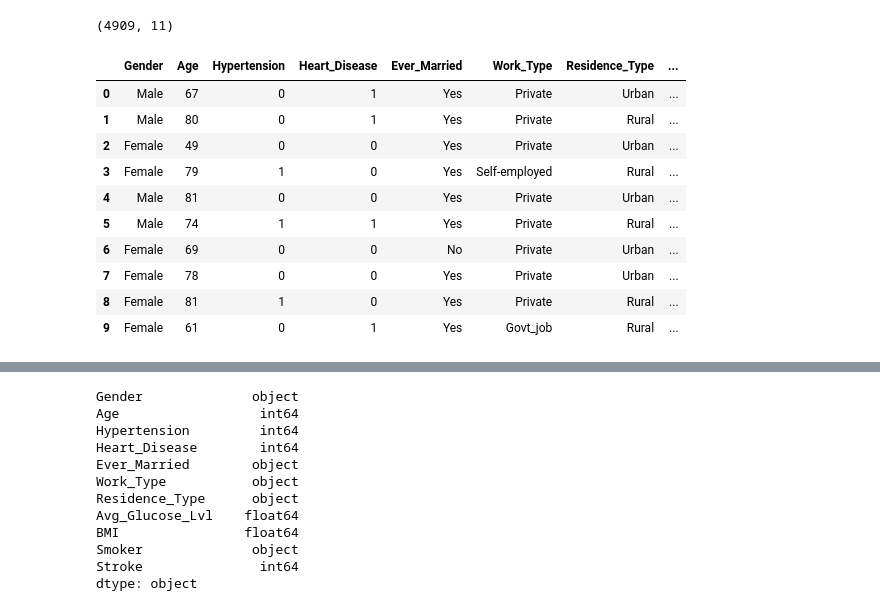
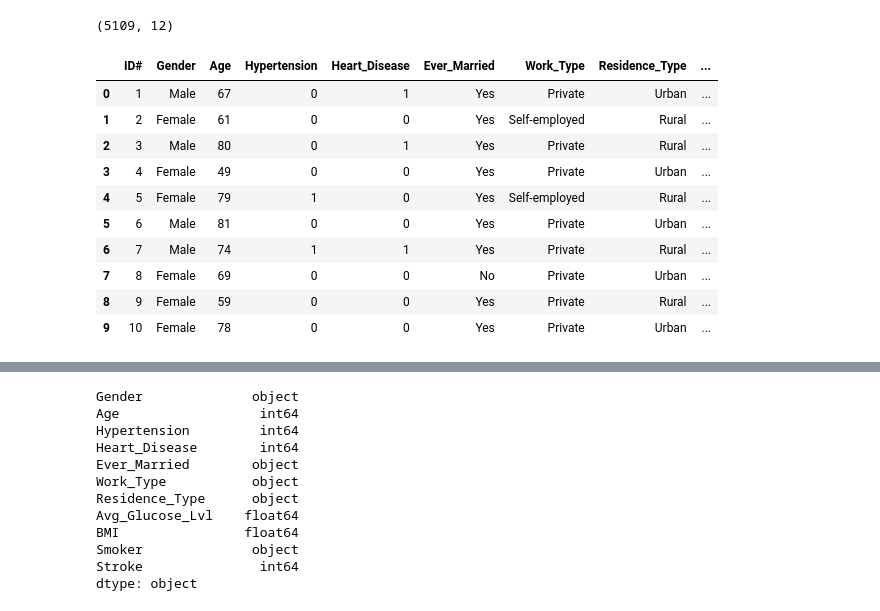
Before and after one commit to boborodono/San_Antonio_Machine_Learning_SAML, a Jupyter notebook: Corcoran/RandomForestClassifier_ML_Model.ipynb, the cells around one changed output, grey strips where cells are left out. Saved outputs shown, nothing was run; the diff lists cells and outputs as text; code cells hidden in the pictures.

```diff
--- a/Corcoran/RandomForestClassifier_ML_Model.ipynb
+++ b/Corcoran/RandomForestClassifier_ML_Model.ipynb
@@ -8,17 +10,18 @@ from sklearn.metrics import accuracy_score
 # %%
-medical_df = pd.read_csv('../Resources/Cleaned_Dataset/clean_stroke.csv')
+# Read data
+medical_df = pd.read_csv('Resources/Cleaned_Dataset/clean_stroke.csv')
 print(medical_df.shape)
 medical_df.head(10)
 # %% [output]
-(4909, 11)
+(5109, 12)
-|  | Gender | Age | Hypertension | Heart_Disease | Ever_Married | Work_Type | Residence_Type | ... |
-| 0 | Male | 67 | 0 | 1 | Yes | Private | Urban | ... |
-| 1 | Male | 80 | 0 | 1 | Yes | Private | Rural | ... |
-| 2 | Female | 49 | 0 | 0 | Yes | Private | Urban | ... |
-| 3 | Female | 79 | 1 | 0 | Yes | Self-employed | Rural | ... |
-| 4 | Male | 81 | 0 | 0 | Yes | Private | Urban | ... |
-| 5 | Male | 74 | 1 | 1 | Yes | Private | Rural | ... |
-| 6 | Female | 69 | 0 | 0 | No | Private | Urban | ... |
-| 7 | Female | 78 | 0 | 0 | Yes | Private | Urban | ... |
-| 8 | Female | 81 | 1 | 0 | Yes | Private | Rural | ... |
-| 9 | Female | 61 | 0 | 1 | Yes | Govt_job | Rural | ... |
+|  | ID# | Gender | Age | Hypertension | Heart_Disease | Ever_Married | Work_Type | Residence_Type | ... |
+| 0 | 1 | Male | 67 | 0 | 1 | Yes | Private | Urban | ... |
+| 1 | 2 | Female | 61 | 0 | 0 | Yes | Self-employed | Rural | ... |
+| 2 | 3 | Male | 80 | 0 | 1 | Yes | Private | Rural | ... |
+| 3 | 4 | Female | 49 | 0 | 0 | Yes | Private | Urban | ... |
+| 4 | 5 | Female | 79 | 1 | 0 | Yes | Self-employed | Rural | ... |
+| 5 | 6 | Male | 81 | 0 | 0 | Yes | Private | Urban | ... |
+| 6 | 7 | Male | 74 | 1 | 1 | Yes | Private | Rural | ... |
+| 7 | 8 | Female | 69 | 0 | 0 | No | Private | Urban | ... |
+| 8 | 9 | Female | 59 | 0 | 0 | Yes | Private | Rural | ... |
+| 9 | 10 | Female | 78 | 0 | 0 | Yes | Private | Urban | ... |
```
Also changed, not shown: parts of 18 cells of this notebook.
